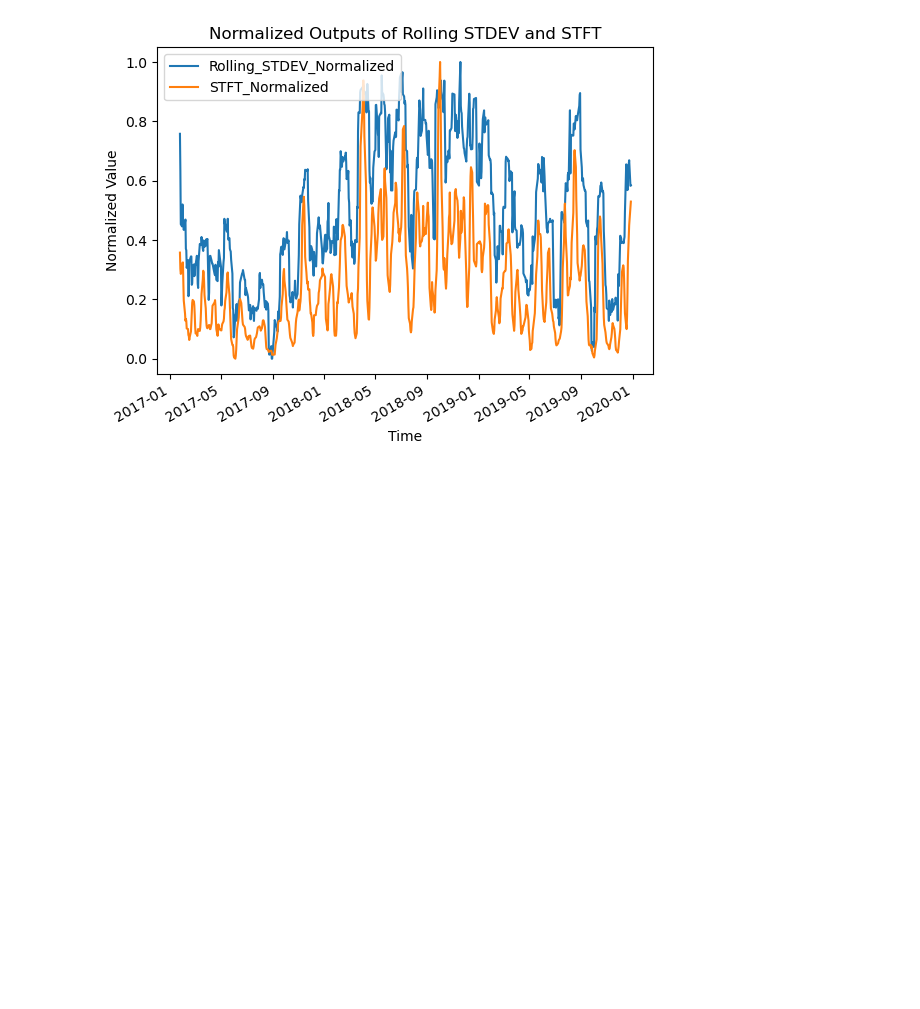
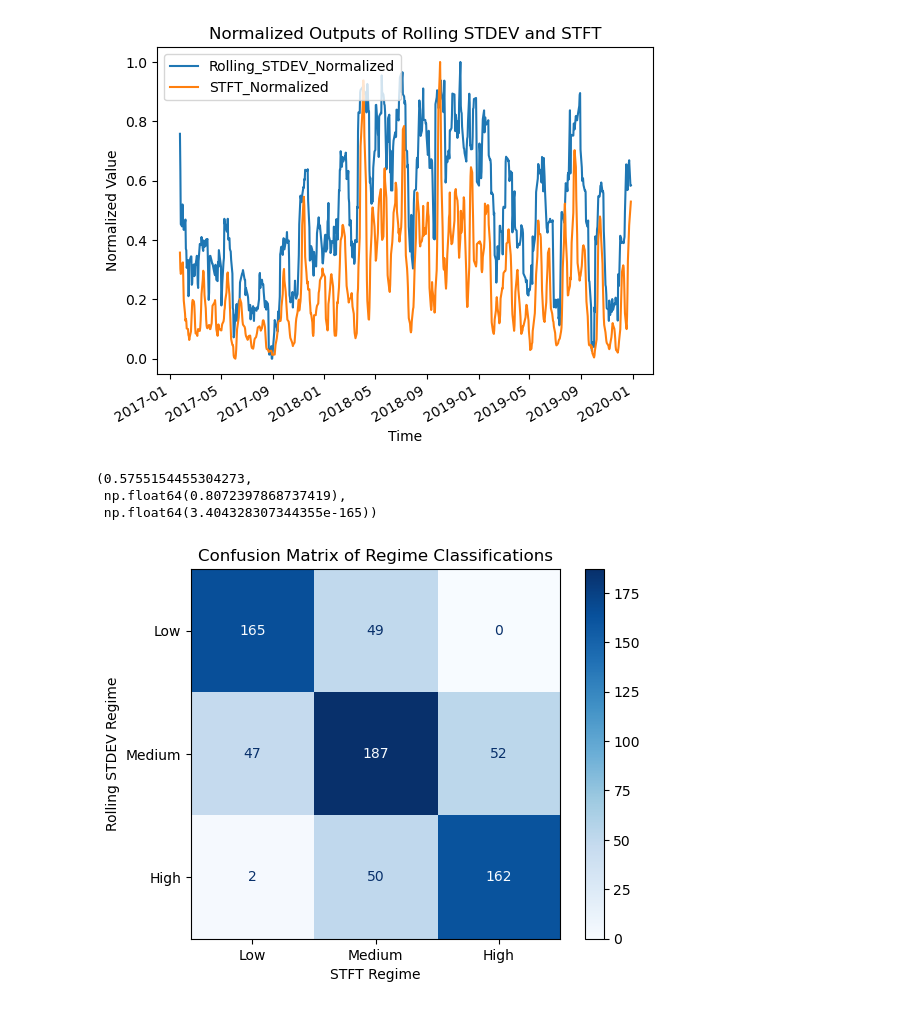
Before and after one commit to williamjames10231/Comparative-analysis-of-Rolling-Standard-Deviation-to-Short-Time-Fourier-Transfom, a Jupyter notebook: notebook/Findings.ipynb, the cells around one changed output. Saved outputs shown, nothing was run; the diff lists cells and outputs as text; code cells hidden in the pictures; blank space fills up the shorter version.

```diff
--- a/notebook/Findings.ipynb
+++ b/notebook/Findings.ipynb
@@ -89,3 +123,13 @@ outcomes = comparator_engine.trial_single_window(interval=16)
 visualize_data_systems_normalized(outcomes)
 # %% [output]
 [figure]
+# %%
+(outcomes["cohen_kappa"], outcomes["pearson_correlation"], outcomes["pearson_p_value"])
+# %% [output]
+(0.5755154455304273,
+ np.float64(0.8072397868737419),
+ np.float64(3.404328307344355e-165))
+# %%
+visualize_confusion_matrix(outcomes["confusion_matrix"])
+# %% [output]
+[figure, added]
```
Also changed, not shown: parts of 6 cells of this notebook, 3 other files.
